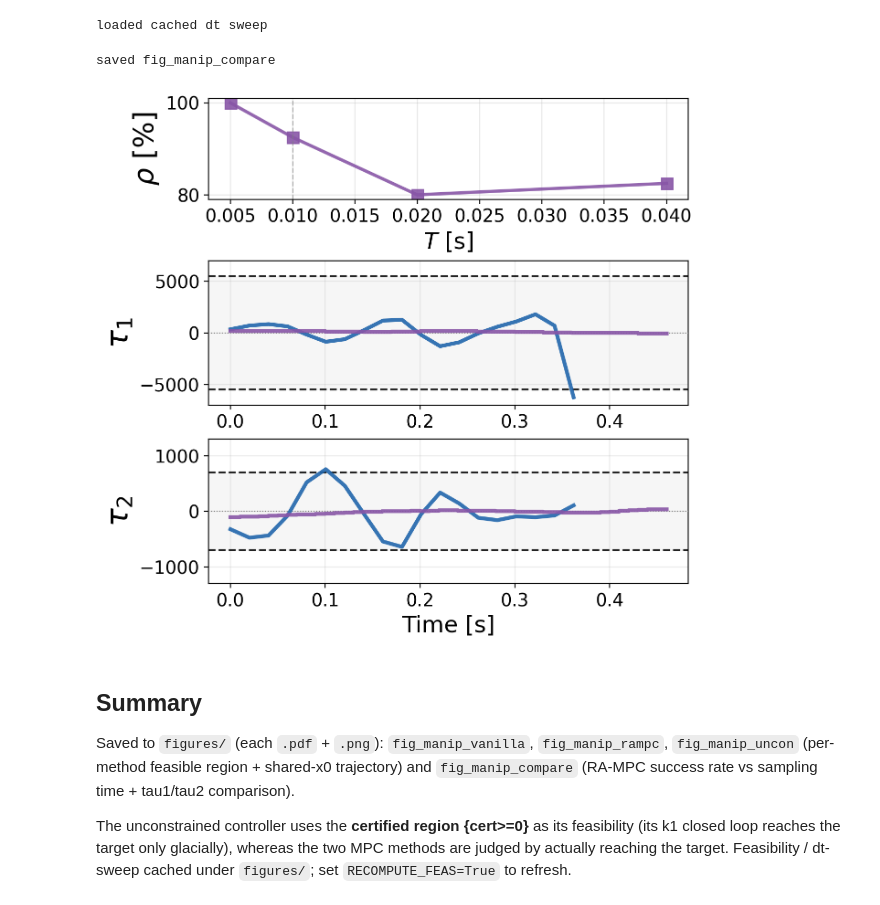
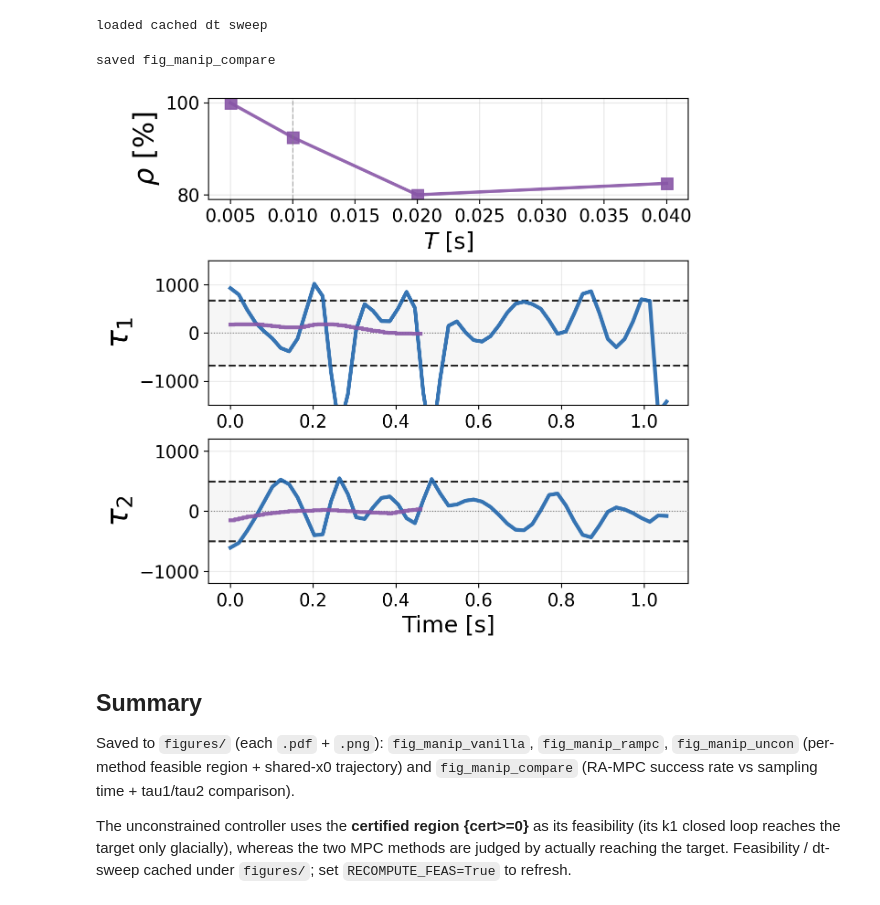
Before and after one commit to JianqiangDing/reach_avoid_backstepping_MPC, a Jupyter notebook: notebooks/make_paper_figs_manipulator.ipynb, the cells around one changed output. Saved outputs shown, nothing was run; the diff lists cells and outputs as text; code cells hidden in the pictures.

```diff
--- a/notebooks/make_paper_figs_manipulator.ipynb
+++ b/notebooks/make_paper_figs_manipulator.ipynb
@@ -494,7 +481,8 @@ def _sig():
         DT_BASE,
         N_BASE,
         T_MAX,
-        u_max,
+        u1_max,
+        u2_max,
         int(
             os.path.getmtime(
                 os.path.join(
@@ -550,10 +538,10 @@ loaded cached feasibility
 # %%
 # -- Shared initial point + per-method rollouts -------------------------------
-# The shared initial point only needs to be feasible under the two methods
-# compared from it (unconstrained + RA-MPC); vanilla feasibility is NOT required.
-all_ok = feas["RA-MPC"] & feas["Unconstrained"]
+# The shared initial point must be feasible under ALL THREE methods, so the same
+# closed-loop sample can be overlaid on every per-method panel.
+all_ok = feas["Vanilla MPC"] & feas["RA-MPC"] & feas["Unconstrained"]
 allok_idx = candidate_idx[all_ok]
-assert allok_idx.size > 0, "no candidate feasible under both RA-MPC and unconstrained"
+assert allok_idx.size > 0, "no candidate feasible under all three methods"
 if X0_SHARED is not None:
     x0_shared = np.asarray(X0_SHARED, float)
     x0_id = -1
@@ -564,7 +552,7 @@ else:
     x0_id = int(allok_idx[np.argmax(_d2)])
     x0_shared = x_samples[:, x0_id].copy()
 print(
-    f"shared x0 (cand_id={x0_id}): {np.round(x0_shared, 3)}  (RA-MPC & uncon feasible: {allok_idx.size})"
+    f"shared x0 (cand_id={x0_id}): {np.round(x0_shared, 3)}  (all-3-feasible: {allok_idx.size})"
 )
 
 TRAJ = {
@@ -777,7 +765,8 @@ def _sweep_sig():
         T_HOR,
         T_MAX,
         tuple(DT_SWEEP),
-        u_max,
+        u1_max,
+        u2_max,
         int(
             os.path.getmtime(
                 os.path.join(
@@ -846,19 +835,15 @@ axR.xaxis.set_tick_params(labelsize=14)
 axR.yaxis.set_tick_params(labelsize=14)
 axR.grid(True, alpha=0.3)
 
-i = 1
 
 # y-limits frame the in-bound RA-MPC step vs the unconstrained excursion; tune to your data
-YLIM = {0: (-7000, 7000), 1: (-1300, 1300)}
-for ax, ch, lbl in zip((axW, axA), (0, 1), (r"$\tau_1$", r"$\tau_2$")):
-    if i == 1:
-        u_max = 5500
-        i += 1
-    else:
-        u_max = 700
-    ax.axhspan(-u_max, u_max, color="#f0f0f0", alpha=0.6, zorder=0)
-    ax.axhline(u_max, color="black", lw=1.5, ls="--", alpha=0.85, zorder=5)
-    ax.axhline(-u_max, color="black", lw=1.5, ls="--", alpha=0.85, zorder=5)
+YLIM = {0: (-1500, 1500), 1: (-1200, 1200)}
+for ax, ch, ub, lbl in zip(
+    (axW, axA), (0, 1), (u1_max, u2_max), (r"$\tau_1$", r"$\tau_2$")
+):
+    ax.axhspan(-ub, ub, color="#f0f0f0", alpha=0.6, zorder=0)
+    ax.axhline(ub, color="black", lw=1.5, ls="--", alpha=0.85, zorder=5)
+    ax.axhline(-ub, color="black", lw=1.5, ls="--", alpha=0.85, zorder=5)
     ax.axhline(0, color="gray", lw=0.8, ls=":", zorder=4)
     ax.plot(
         tu,
@@ -866,34 +851,34 @@ for ax, ch, lbl in zip((axW, axA), (0, 1), (r"$\tau_1$", r"$\tau_2$")):
         color=col_unc,
         lw=3,
         alpha=0.9,
         zorder=10,
         label="unconstrained",
     )
     if len(uu_r) > 0:
         ax.step(
             tr[:-1],
             uu_r[:, ch],
             where="post",
             color=col_ra,
             lw=3,
             alpha=0.9,
             zorder=10,
             label="RA-MPC (ours)",
         )
     ax.set_ylabel(lbl, fontsize=FS_C)
     ax.set_ylim(*YLIM[ch])
     ax.xaxis.set_tick_params(labelsize=14)
     ax.yaxis.set_tick_params(labelsize=14)
     ax.grid(True, alpha=0.25)
 axA.set_xlabel("Time [s]", fontsize=FS_C - 6)
 
 for ext in ("pdf", "png"):
     fig.savefig(os.path.join(OUTDIR, f"fig_manip_compare.{ext}"), dpi=200)
 print("saved fig_manip_compare")
 plt.show()
 # %% [output]
 saved fig_manip_compare
-[figure, old version]
+[figure, new version]
 # %% [markdown]
 ## Summary
 
```
Also changed, not shown: parts of 5 cells of this notebook, 26 other files.
